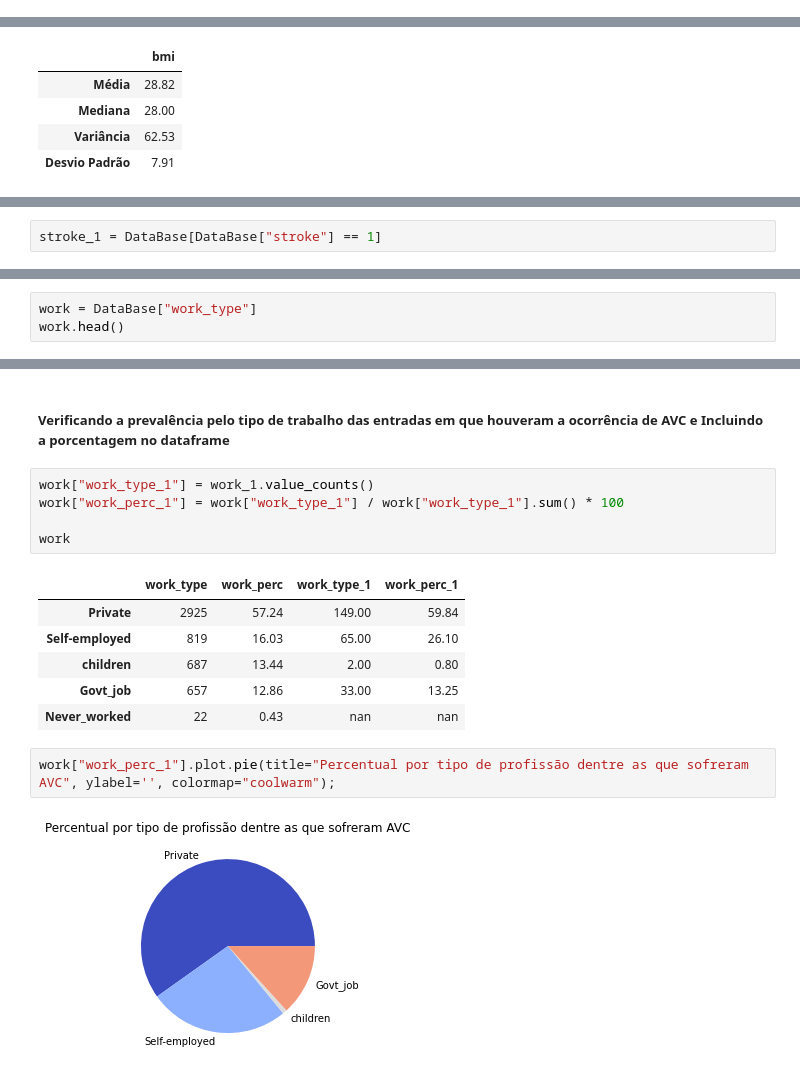
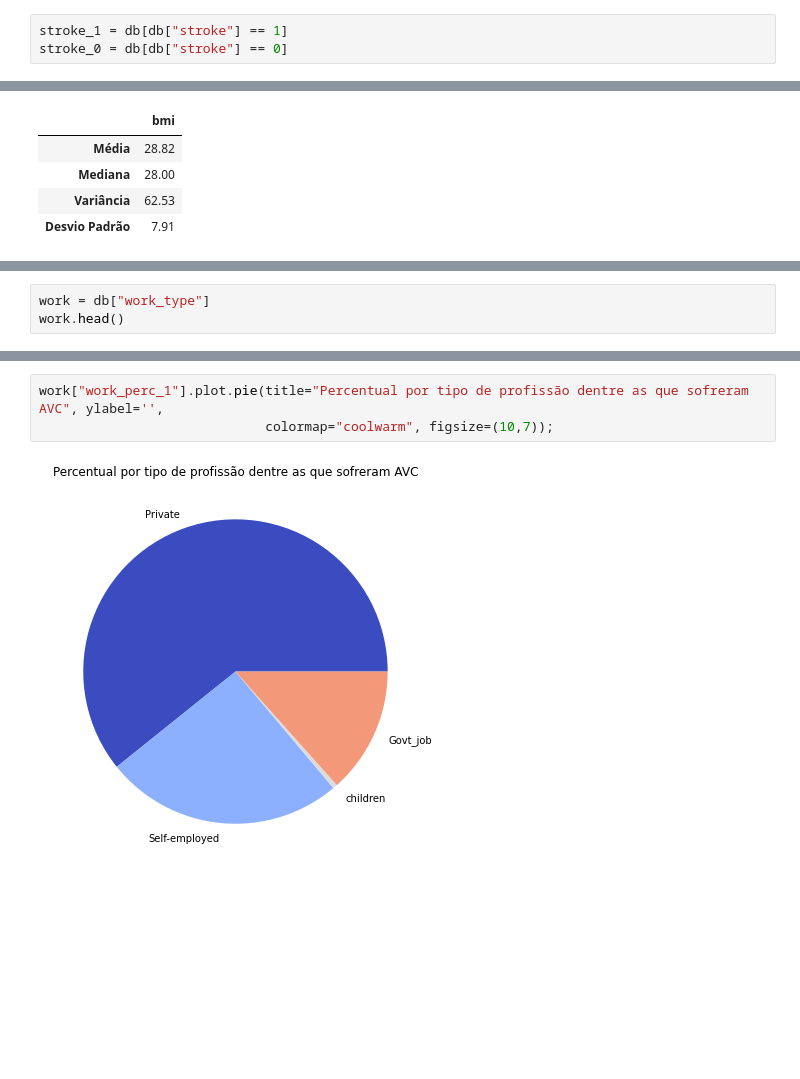
Before and after one commit to lucasma7/Exploratory_Analysis_Stroke, a Jupyter notebook: exploratory_analysis_stroke.ipynb, the cells around one changed output, grey strips where cells are left out. Drawn from its saved outputs; the diff is of its cells as text; blank space fills up the shorter version.

```diff
--- a/exploratory_analysis_stroke.ipynb
+++ b/exploratory_analysis_stroke.ipynb
@@ -312,0 +157,3 @@ bmi_0
+# %%
+stroke_1 = db[db["stroke"] == 1]
+stroke_0 = db[db["stroke"] == 0]
@@ -425,3 +393 @@ array([<AxesSubplot:>, <AxesSubplot:>], dtype=object)
-# %%
-stroke_1 = DataBase[DataBase["stroke"] == 1]
 # %%
@@ -476,0 +507,3 @@ gender
+# %%
+work = db["work_type"]
+work.head()
@@ -580,3 +779,0 @@ axes[1].set_ylabel('');
-# %%
-work = DataBase["work_type"]
-work.head()
@@ -622,19 +780,6 @@ Name: work_type, dtype: object
-# %% [markdown]
-##### Verificando a prevalência pelo tipo de trabalho das entradas em que houveram a ocorrência de AVC e Incluindo a porcentagem no dataframe
-# %%
-work["work_type_1"] = work_1.value_counts()
-work["work_perc_1"] = work["work_type_1"] / work["work_type_1"].sum() * 100
-
-work
-# %% [output]
-|  | work_type | work_perc | work_type_1 | work_perc_1 |
-| Private | 2925 | 57.24 | 149.00 | 59.84 |
-| Self-employed | 819 | 16.03 | 65.00 | 26.10 |
-| children | 687 | 13.44 | 2.00 | 0.80 |
-| Govt_job | 657 | 12.86 | 33.00 | 13.25 |
-| Never_worked | 22 | 0.43 | nan | nan |
 # %%
-work["work_perc_1"].plot.pie(title="Percentual por tipo de profissão dentre as que sofreram AVC", ylabel='', colormap="coolwarm");
+work["work_perc_1"].plot.pie(title="Percentual por tipo de profissão dentre as que sofreram AVC", ylabel='',
+                             colormap="coolwarm", figsize=(10,7));
 # %% [output]
-[figure, old version]
+[figure, new version]
 # %%
```
Also changed, not shown: parts of 186 cells of this notebook.
